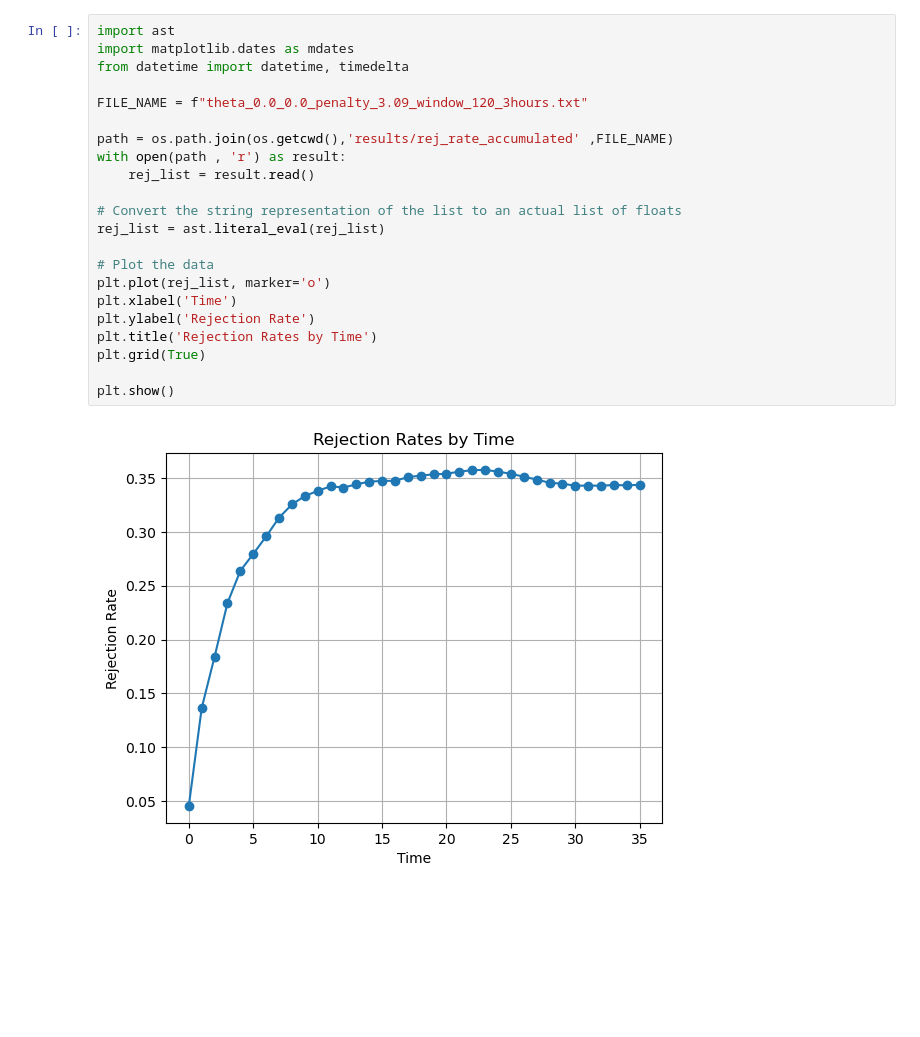
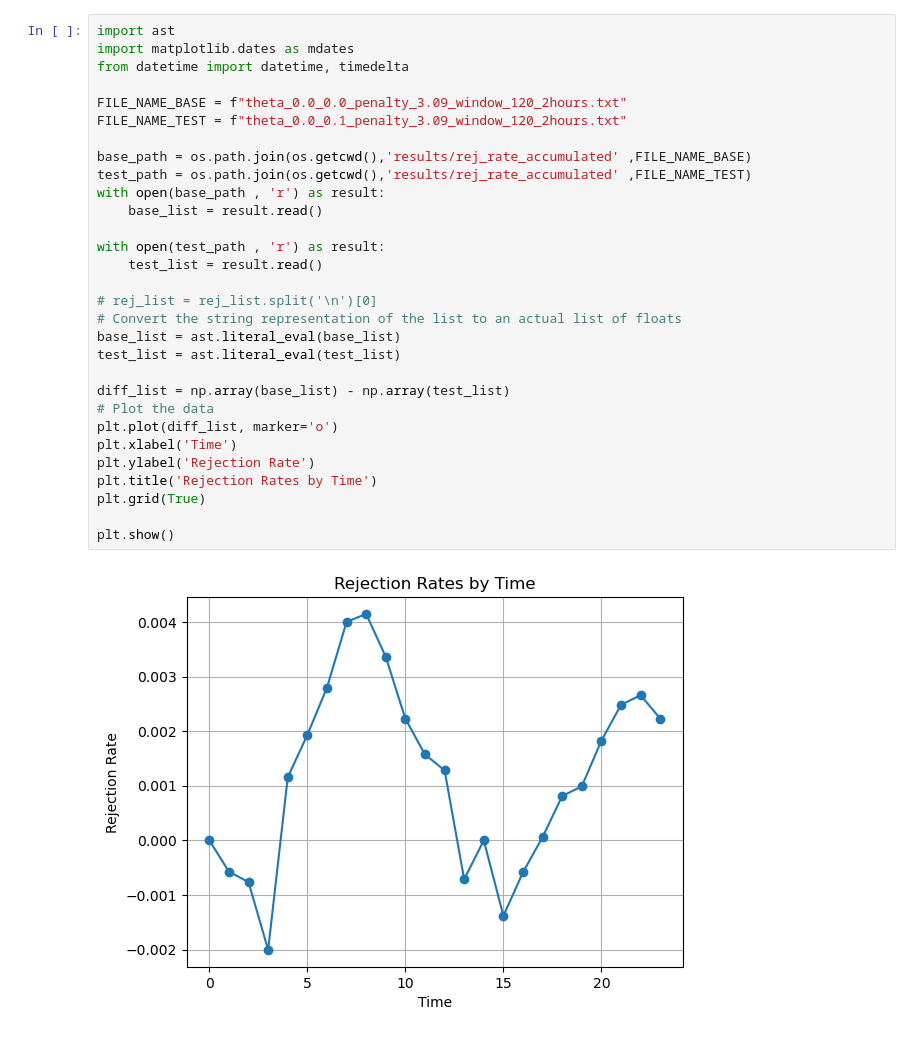
Before and after one commit to ricardo3709/Simulator, a Jupyter notebook: exp_results_theta_values.ipynb, the cells around one changed output. Saved outputs shown, nothing was run; the diff lists cells and outputs as text; blank space fills up the shorter version.

```diff
--- a/exp_results_theta_values.ipynb
+++ b/exp_results_theta_values.ipynb
@@ -55,24 +43,32 @@ plt.show()
 # %%
 import ast
 import matplotlib.dates as mdates
 from datetime import datetime, timedelta
 
-FILE_NAME = f"theta_0.0_0.0_penalty_3.09_window_120_3hours.txt"
+FILE_NAME_BASE = f"theta_0.0_0.0_penalty_3.09_window_120_2hours.txt"
+FILE_NAME_TEST = f"theta_0.0_0.1_penalty_3.09_window_120_2hours.txt"
 
-path = os.path.join(os.getcwd(),'results/rej_rate_accumulated' ,FILE_NAME)
-with open(path , 'r') as result:
-    rej_list = result.read()
+base_path = os.path.join(os.getcwd(),'results/rej_rate_accumulated' ,FILE_NAME_BASE)
+test_path = os.path.join(os.getcwd(),'results/rej_rate_accumulated' ,FILE_NAME_TEST)
+with open(base_path , 'r') as result:
+    base_list = result.read()
 
+with open(test_path , 'r') as result:
+    test_list = result.read()
+
+# rej_list = rej_list.split('\n')[0]
 # Convert the string representation of the list to an actual list of floats
-rej_list = ast.literal_eval(rej_list)
+base_list = ast.literal_eval(base_list)
+test_list = ast.literal_eval(test_list)
 
+diff_list = np.array(base_list) - np.array(test_list)
 # Plot the data
-plt.plot(rej_list, marker='o')
+plt.plot(diff_list, marker='o')
 plt.xlabel('Time')
 plt.ylabel('Rejection Rate')
 plt.title('Rejection Rates by Time')
 plt.grid(True)
 
 plt.show()
 # %% [output]
-[figure, old version]
+[figure, new version]
```
Also changed, not shown: parts of 4 cells of this notebook, 2 other files.
